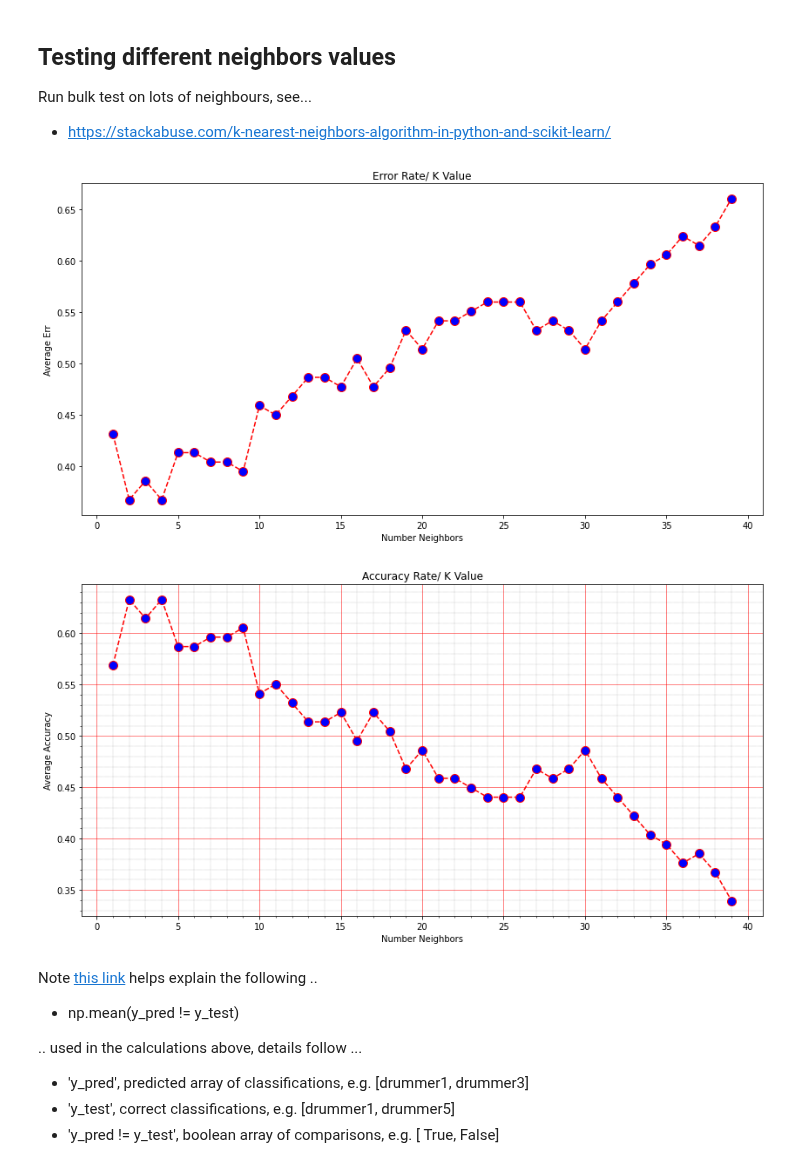
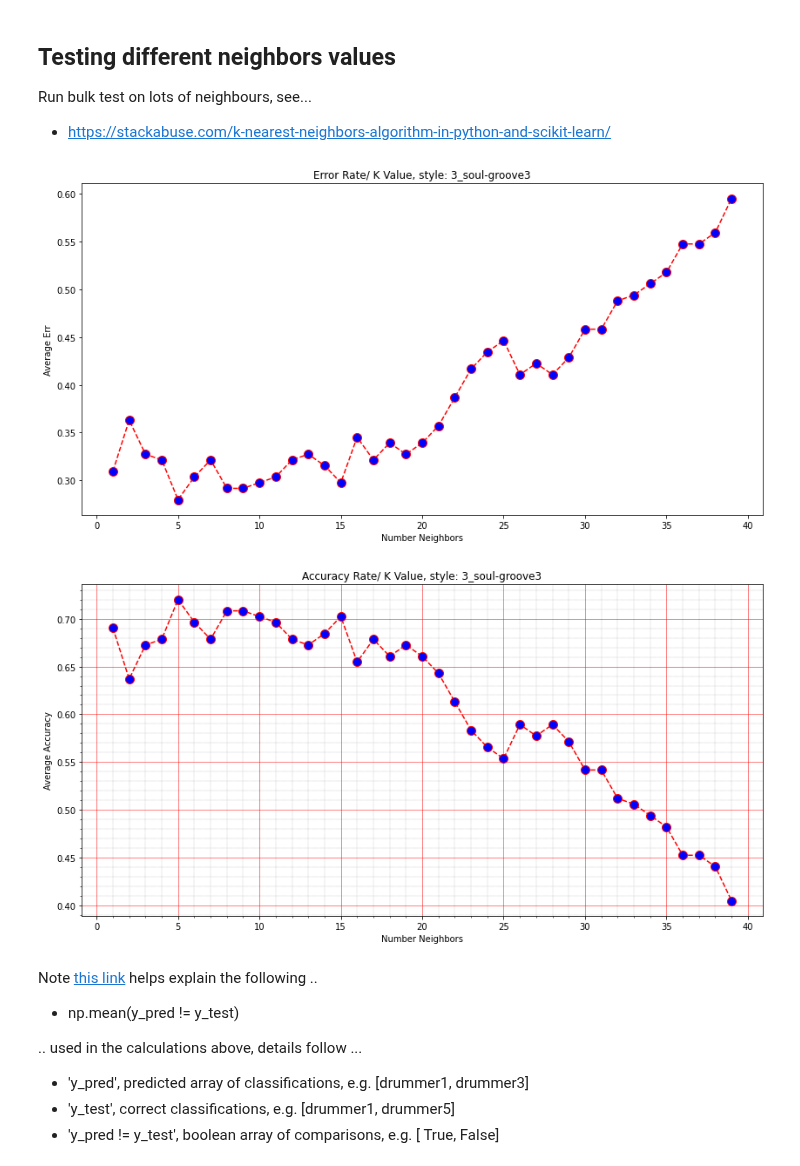
Before and after one commit to curtiscu/LYIT, a Jupyter notebook: ML_Models_2020_08_24.ipynb, the cells around one changed output. Cells and saved outputs as stored; diff of their text form; code cells hidden in the pictures.

```diff
--- a/ML_Models_2020_08_24.ipynb
+++ b/ML_Models_2020_08_24.ipynb
@@ -444,7 +444,10 @@ def addLabelCol(df, label):
 # 6_hiphop-groove6
 # 8_rock-groove8
 
-style_filter = "1_funk-groove1"
+#style_filter = "1_funk-groove1"
+style_filter = "3_soul-groove3"
+#style_filter = "4_soul-groove4"
+#style_filter = "6_hiphop-groove6"
 #style_filter = "8_rock-groove8"
 
 songs_data = []
@@ -653,6 +656,7 @@ def c_matrix(pred, test, labels):
   print('\nConfusion matrix...')
   matrix2 = confusion_matrix(pred, test)
   m_df = pd.DataFrame(matrix2, index=labels, columns=labels)
+  _ = plt.figure(figsize=(6, 6))
   sns.heatmap(m_df, annot=True, cbar=None, cmap="Reds")
   plt.title("Confusion Matrix")
   plt.tight_layout()
@@ -794,38 +798,38 @@ for i in range(1, 40):
 _ = plt.figure(figsize=(14, 7))
 _ = plt.plot(range(1, 40), err_rate, color='red', linestyle='dashed', marker='o',
          markerfacecolor='blue', markersize=10)
-_ = plt.title('Error Rate/ K Value')
+_ = plt.title('Error Rate/ K Value, style: {}'.format(style_filter))
 _ = plt.xlabel('Number Neighbors')
 _ = plt.ylabel('Average Err')
 # %% [output]
-[figure, old version]
+[figure, new version]
 # %%
 acc_rate = []
 
 # Calculating accuracy for K values between 1 and 40
 for i in range(1, 40):
     knn = KNeighborsClassifier(n_neighbors=i)
     _ = knn.fit(X_train, y_train)
     y_pred = knn.predict(X_test)
     acc_rate.append(np.mean(y_pred == y_test))  # !!! what is this line doing?!
 
 
 _ = plt.figure(figsize=(14, 7))
 _ = plt.plot(range(1, 40), acc_rate, color='red', linestyle='dashed', marker='o',
          markerfacecolor='blue', markersize=10)
-_ = plt.title('Accuracy Rate/ K Value')
+_ = plt.title('Accuracy Rate/ K Value, style: {}'.format(style_filter))
 _ = plt.xlabel('Number Neighbors')
 _ = plt.ylabel('Average Accuracy')
 # plt.grid()
 # Turn on the minor TICKS, which are required for the minor GRID
 plt.minorticks_on()
 
 # Customize the major grid
 plt.grid(which='major', linestyle='-', linewidth='0.5', color='red')
 # Customize the minor grid
 plt.grid(which='minor', linestyle=':', linewidth='0.2', color='black')
 # %% [output]
-[figure, old version]
+[figure, new version]
 # %% [markdown]
 Note [this link](https://stackoverflow.com/q/41419864/9930522) helps explain the following ..
 
```
Also changed, not shown: parts of 8 cells of this notebook.
